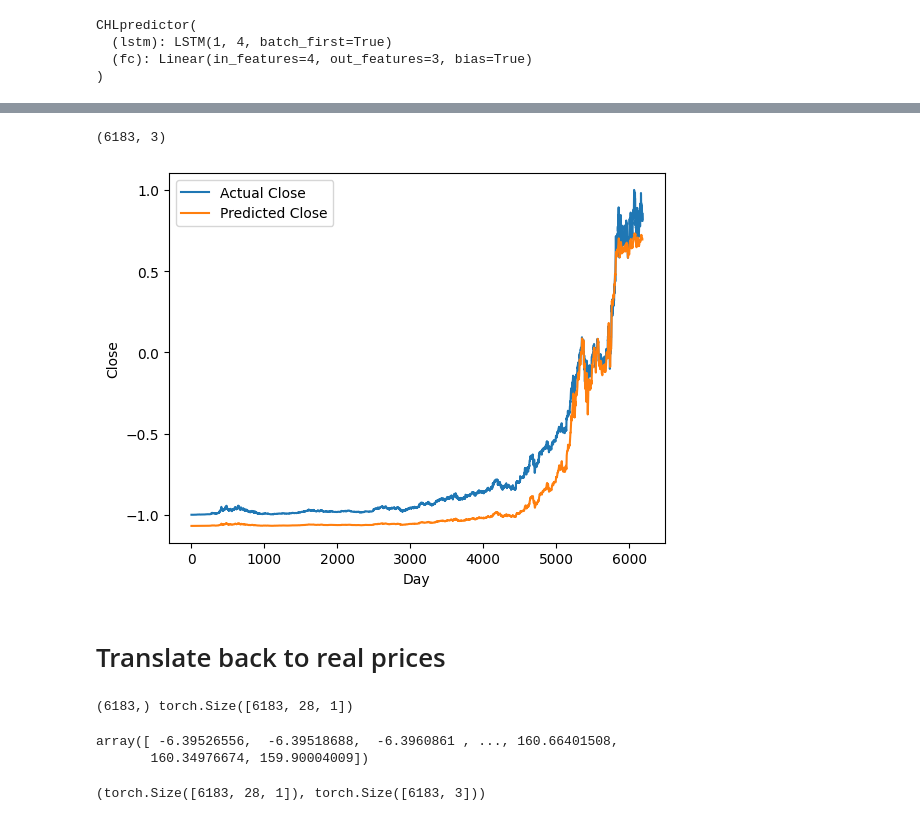
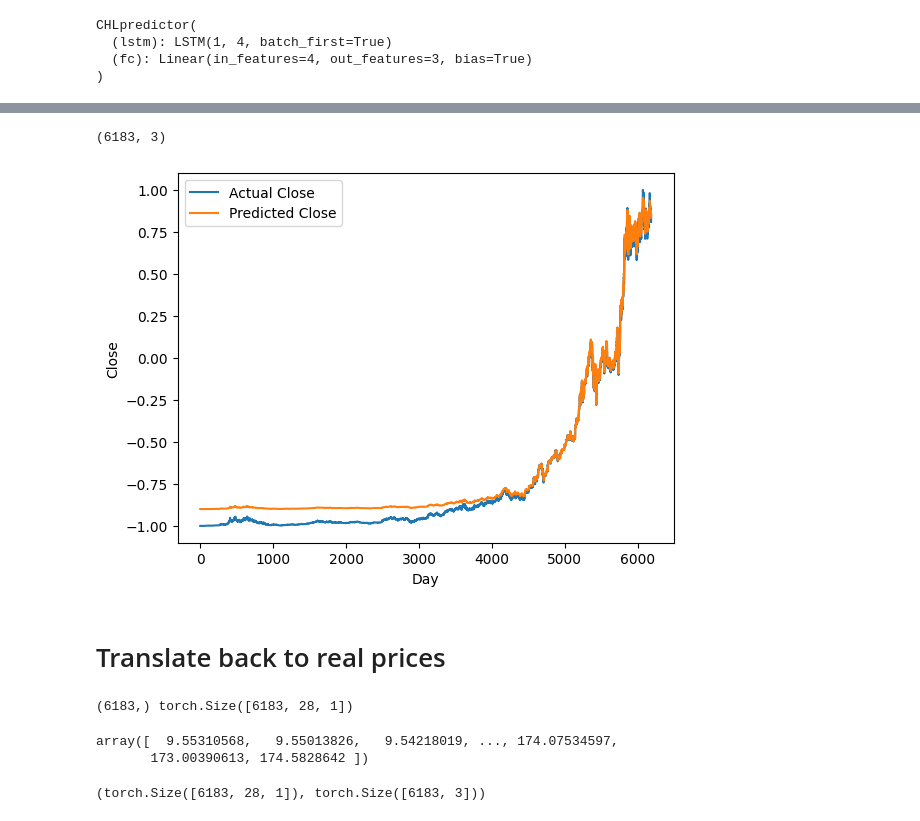
Before and after one commit to kruzel/algotrading, a Jupyter notebook: CHLtraining.ipynb, the cells around one changed output, grey strips where cells are left out. Cells and saved outputs as stored; diff of their text form; code cells hidden in the pictures.

```diff
--- a/CHLtraining.ipynb
+++ b/CHLtraining.ipynb
@@ -15,7 +15,9 @@ VOLUME_IND = 1
 
 OUT_VALUE = HIGH_IND
 
-data = pd.read_csv('AMZN.csv')
+ticker = 'AMZN'
+
+data = pd.read_csv(ticker + '.csv')
 
 data
 # %% [output]
@@ -298,22 +300,22 @@ Val Loss: 0.004
 ***************************************************
 # %%
-model = torch.load("checkpoints/chkpoint_99.pt")
+model = torch.load("checkpoints/CHLpredictor_" + ticker + ".pt")
 model.eval()
 
 with torch.no_grad():
     predicted = model(X_train.to(device)).to('cpu').numpy()
 
 print(predicted.shape)
 
 plt.plot(y_train[:,OUT_VALUE], label='Actual Close')
 plt.plot(predicted[:,OUT_VALUE], label='Predicted Close')
 plt.xlabel('Day')
 plt.ylabel('Close')
 plt.legend()
 plt.show()
 # %% [output]
 (6183, 3)
-[figure, old version]
+[figure, new version]
 # %% [markdown]
 # Translate back to real prices
 # %%
@@ -329,8 +331,8 @@ train_predictions = dc(dummies[:, 0])
 train_predictions
 # %% [output]
 (6183,) torch.Size([6183, 28, 1])
-array([ -6.39526556,  -6.39518688,  -6.3960861 , ..., 160.66401508,
-       160.34976674, 159.90004009])
+array([  9.55310568,   9.55013826,   9.54218019, ..., 174.07534597,
+       173.00390613, 174.5828642 ])
 # %%
 X_train.shape, y_train.shape
 # %% [output]
```
Also changed, not shown: parts of 7 cells of this notebook, 2 other files.
